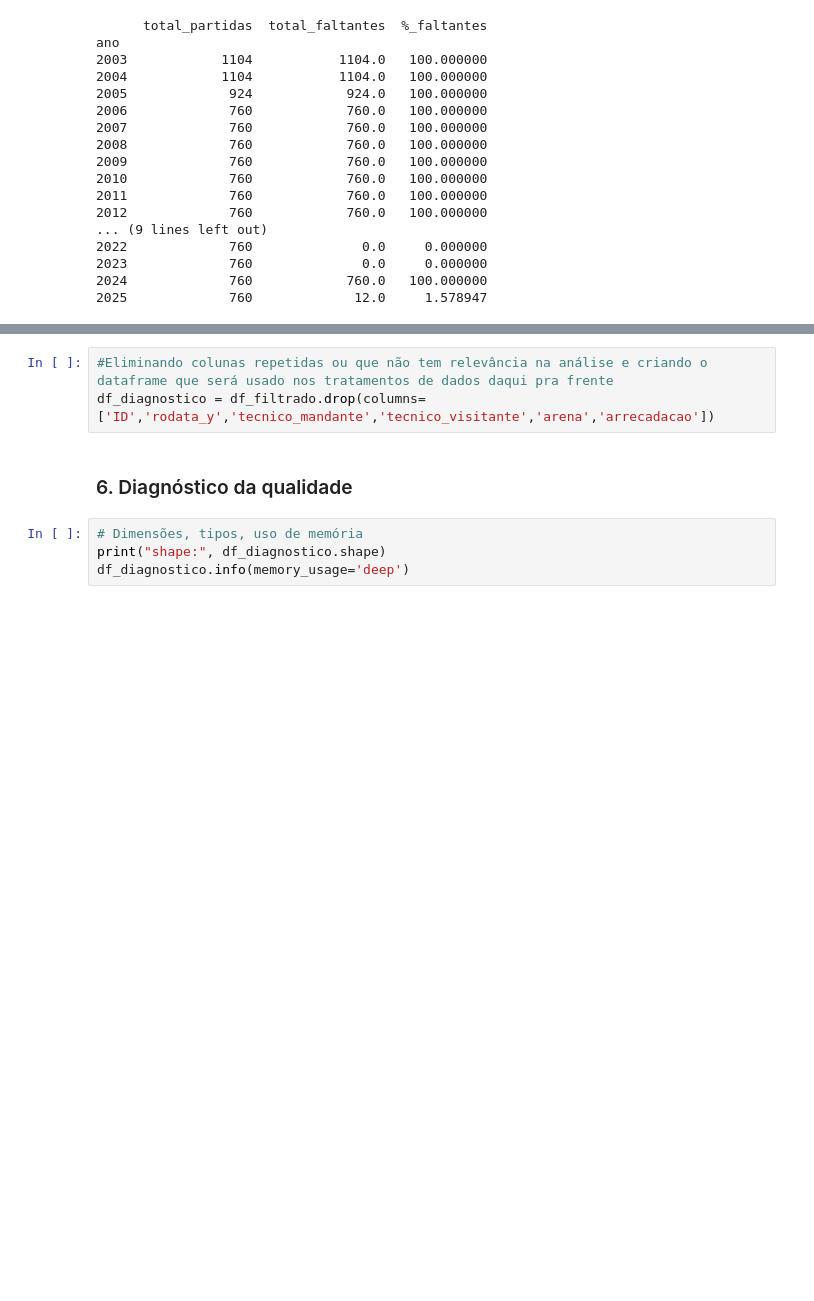
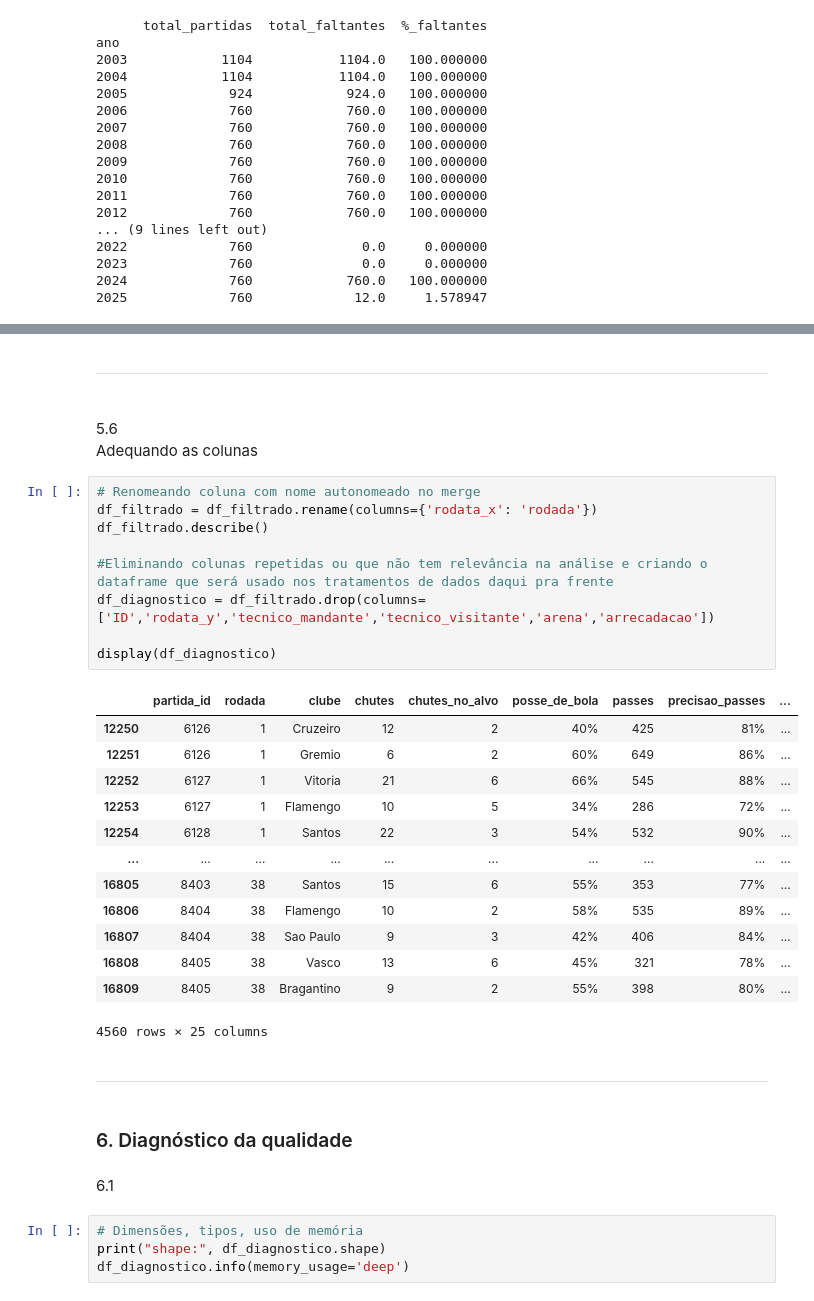
Before and after one commit to CharleneSantos/Caixaverso-FC5, a Jupyter notebook: notebooks/analises.ipynb, the cells around one changed output, grey strips where cells are left out. Saved outputs shown, nothing was run; the diff lists cells and outputs as text; blank space fills up the shorter version.

```diff
--- a/notebooks/analises.ipynb
+++ b/notebooks/analises.ipynb
@@ -264,8 +273,38 @@ df_filtrado.describe()
+# %% [markdown]
+<hr>
+<br>
+5.6
+<br>
+Adequando as colunas
 # %%
+# Renomeando coluna com nome autonomeado no merge
+df_filtrado = df_filtrado.rename(columns={'rodata_x': 'rodada'})
+df_filtrado.describe()
+
 #Eliminando colunas repetidas ou que não tem relevância na análise e criando o dataframe que será usado nos tratamentos de dados daqui pra frente
 df_diagnostico = df_filtrado.drop(columns=['ID','rodata_y','tecnico_mandante','tecnico_visitante','arena','arrecadacao'])
+
+display(df_diagnostico)
+# %% [output]
+|  | partida_id | rodada | clube | chutes | chutes_no_alvo | posse_de_bola | passes | precisao_passes | ... |
+| 12250 | 6126 | 1 | Cruzeiro | 12 | 2 | 40% | 425 | 81% | ... |
+| 12251 | 6126 | 1 | Gremio | 6 | 2 | 60% | 649 | 86% | ... |
+| 12252 | 6127 | 1 | Vitoria | 21 | 6 | 66% | 545 | 88% | ... |
+| 12253 | 6127 | 1 | Flamengo | 10 | 5 | 34% | 286 | 72% | ... |
+| 12254 | 6128 | 1 | Santos | 22 | 3 | 54% | 532 | 90% | ... |
+| ... | ... | ... | ... | ... | ... | ... | ... | ... | ... |
+| 16805 | 8403 | 38 | Santos | 15 | 6 | 55% | 353 | 77% | ... |
+| 16806 | 8404 | 38 | Flamengo | 10 | 2 | 58% | 535 | 89% | ... |
+| 16807 | 8404 | 38 | Sao Paulo | 9 | 3 | 42% | 406 | 84% | ... |
+| 16808 | 8405 | 38 | Vasco | 13 | 6 | 45% | 321 | 78% | ... |
+| 16809 | 8405 | 38 | Bragantino | 9 | 2 | 55% | 398 | 80% | ... |
+4560 rows × 25 columns
+# %% [markdown]
+<hr>
 # %% [markdown]
 <h3>6. Diagnóstico da qualidade
+# %% [markdown]
+6.1
 # %%
 # Dimensões, tipos, uso de memória
 print("shape:", df_diagnostico.shape)
```
Also changed, not shown: parts of 108 cells of this notebook, 1 other file.
